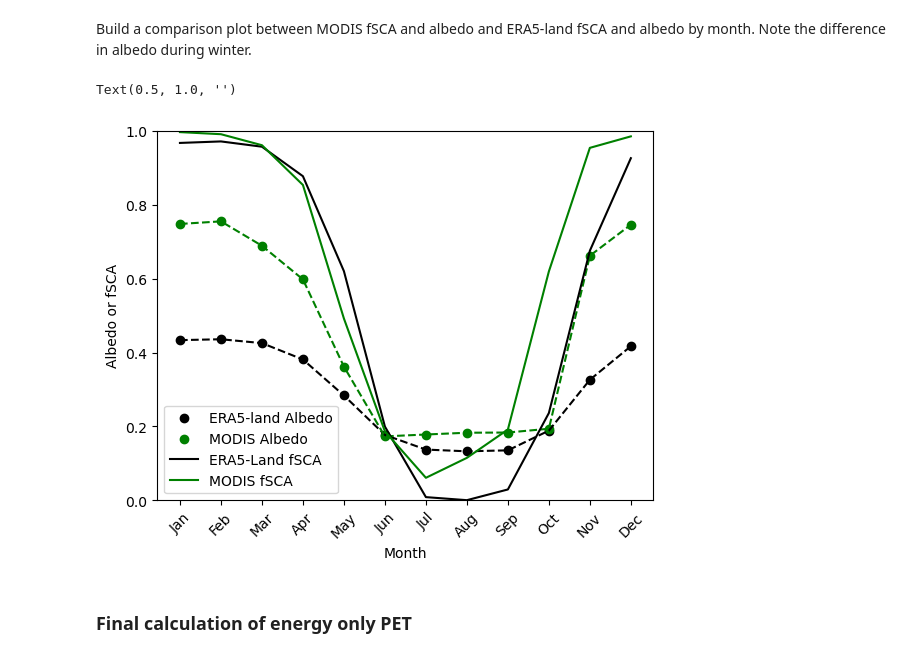
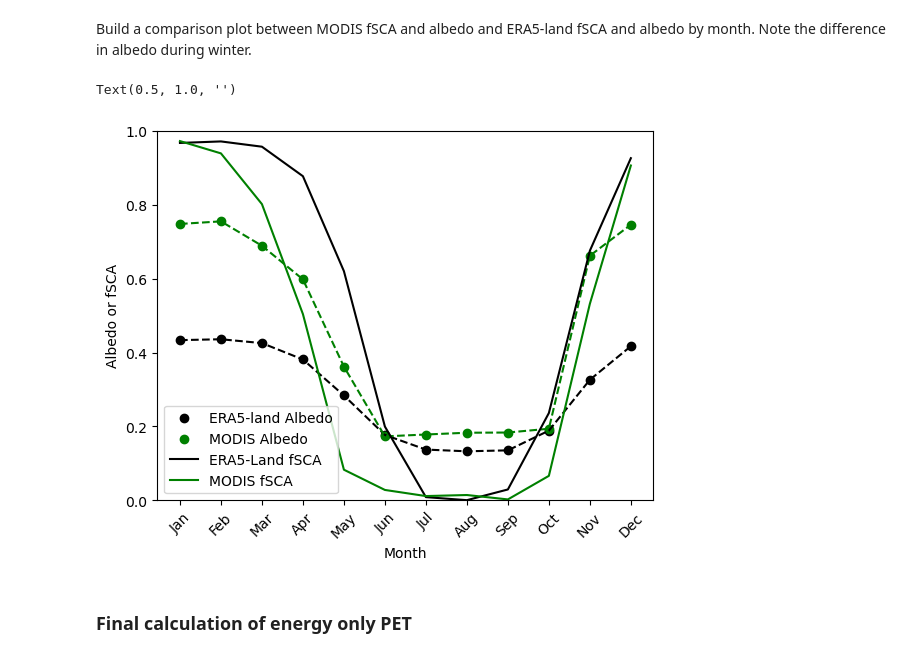
Before and after one commit to dlhogan97/Spring-Precipitation-Effect-CO-River, a Jupyter notebook: Upper_CO_Analysis/notebooks/06B_ERA5_ENERGY_ONLY_20240121.ipynb, the cells around one changed output. Cells and saved outputs as stored; diff of their text form; code cells hidden in the pictures.

```diff
--- a/Upper_CO_Analysis/notebooks/06B_ERA5_ENERGY_ONLY_20240121.ipynb
+++ b/Upper_CO_Analysis/notebooks/06B_ERA5_ENERGY_ONLY_20240121.ipynb
@@ -92,4 +92,4 @@ ucrb_modis_sca_fine = xr.open_dataset('../data/snowdata/modis_sca/processed/ucrb
 ucrb_modis_sca = ucrb_modis_sca_fine.rio.write_crs(4326)
 # resample to era5_land_ds grid
 ucrb_modis_sca = ucrb_modis_sca.rio.reproject_match(era5_land_net_rad, resampling=Resampling.bilinear)
-spring_modis_sca = ucrb_modis_sca.resample(time='1MS').max('time')
+ucrb_modis_sca_monthly = ucrb_modis_sca.resample(time='1MS').median('time')
@@ -163,31 +165,31 @@ example_2 = spring_modis_sca.sel(x=slice(-108,-106), y=slice(40,38)).mean(['x',
 Build a comparison plot between MODIS fSCA and albedo and ERA5-land fSCA and albedo by month. Note the difference in albedo during winter.
 # %%
 example = era5_land_net_rad.sel(longitude=slice(-108,-106), latitude=slice(40,38)).mean(['latitude', 'longitude'])
-example_2 = spring_modis_sca.sel(x=slice(-108,-106), y=slice(40,38)).mean(['x', 'y'])
+example_2 = ucrb_modis_sca_monthly.sel(x=slice(-108,-106), y=slice(40,38)).mean(['x', 'y'])
 monthly_example = example.groupby('time.month').mean()
 monthly_example2 = example_2.groupby('time.month').mean()
 plt.scatter(x=monthly_example.month, y=monthly_example['fal'], label = 'ERA5-land Albedo', color='k')
 monthly_example['fal'].plot( color='k', ls='--')
 plt.scatter(x=monthly_example.month, y=albedo, label='MODIS Albedo', marker='o', color='green')
 plt.plot(monthly_example.month, albedo, ls='--', color='green')
 
 
 # (monthly_example['ssru']/monthly_example['ssrd']).plot(label='calculated albedo', ls='--')
 # monthly_example['asn'].plot(label = 'snow albedo')
 (monthly_example['snowc']/100).plot(label='ERA5-Land fSCA', color='k')
 monthly_example2['Snow_Cover_Extent'].plot(label='MODIS fSCA', color='green')
 plt.legend()
 plt.xlabel('Month')
 plt.ylabel('Albedo or fSCA')
 plt.ylim(0,1)
 # change x labels to month names and rotate 45
 plt.xticks(ticks=monthly_example.month, labels=['Jan', 'Feb', 'Mar', 'Apr', 'May', 'Jun', 'Jul', 'Aug', 'Sep', 'Oct', 'Nov', 'Dec'], rotation=45);
 
 # plt.title('Albedo and fSCA from ERA5-Land and MODIS over selected headwater basins\n(2001-2017 climatology)')
 plt.title('')
 # %% [output]
 Text(0.5, 1.0, '')
-[figure, old version]
+[figure, new version]
 # %% [markdown]
 ### Final calculation of energy only PET
 # %%
```
Also changed, not shown: parts of 11 cells of this notebook, 5 other files.
